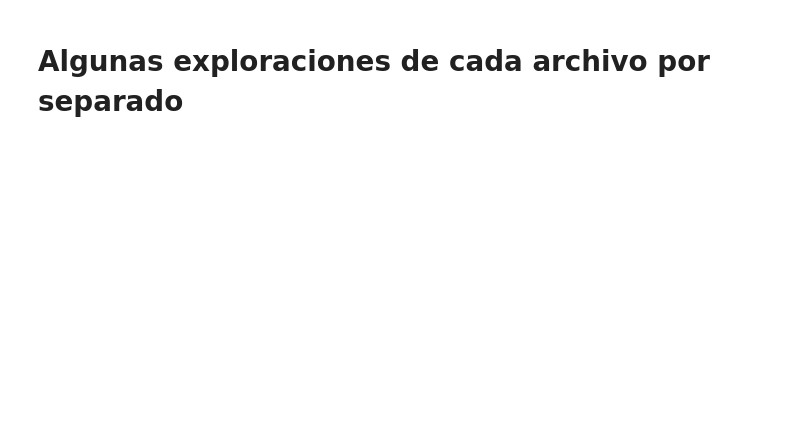
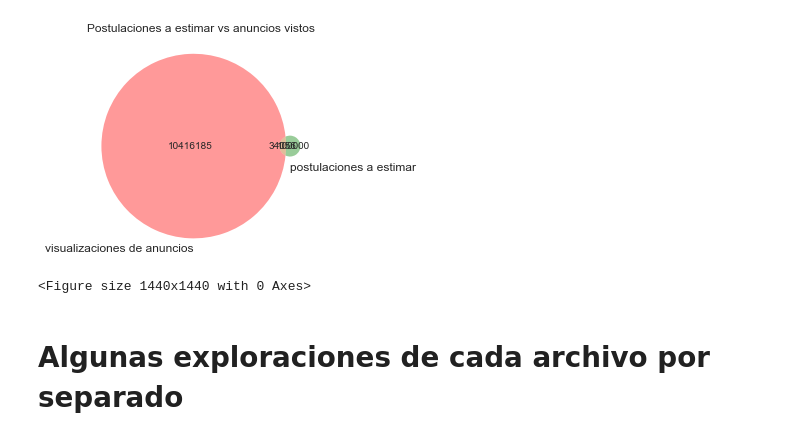
Before and after one commit to juanpcapurro/tp_datos, a Jupyter notebook: Exploracion.ipynb, the cells around one changed output. Drawn from its saved outputs; the diff is of its cells as text; code cells hidden in the pictures; blank space fills up the shorter version.

```diff
--- a/Exploracion.ipynb
+++ b/Exploracion.ipynb
@@ -139,3 +148,17 @@ See the caveats in the documentation: http://pandas.pydata.org/pandas-docs/stabl
+# %%
+venn2(
+    subsets=(
+        vistas.drop_duplicates().shape[0],
+        submit.drop_duplicates().shape[0],
+        vistas.merge(submit, how='inner',on=['idpostulante','idaviso']).drop_duplicates(subset=['idpostulante','idaviso']).shape[0]
+    ), set_labels=('visualizaciones de anuncios','postulaciones a estimar')
+)
+plt.title('Postulaciones a estimar vs anuncios vistos')
+plt.figure(figsize=(20,20))
+plt.show()
+# %% [output]
+[figure, added]
+<Figure size 1440x1440 with 0 Axes>
 # %% [markdown]
 # Algunas exploraciones de cada archivo por separado
 # %%
```
Also changed, not shown: parts of 23 cells of this notebook, 3 other files.
